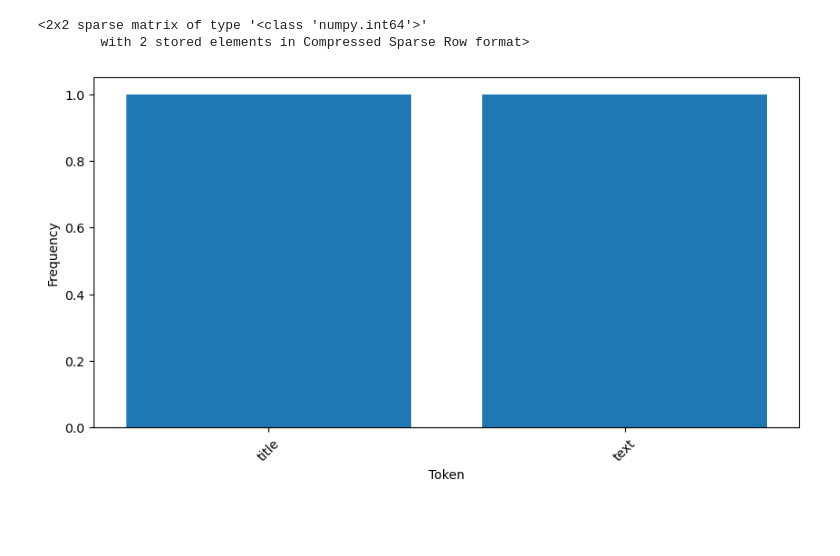
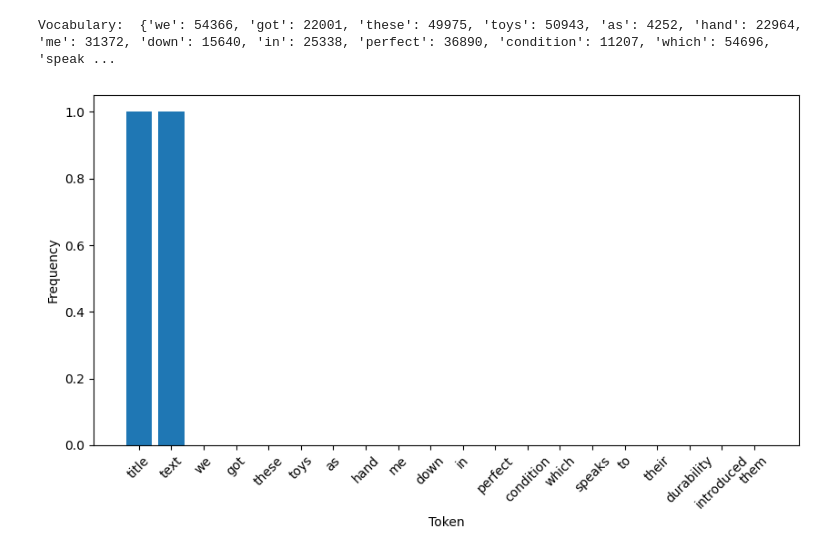
Before and after one commit to anda19ad/aiml23_labs, a Jupyter notebook: AmazonReviews.ipynb, the cells around one changed output. Drawn from its saved outputs; the diff is of its cells as text; code cells hidden in the pictures; blank space fills up the shorter version.

Commit message:
Got a little further with the countVectorizer()

```diff
--- a/AmazonReviews.ipynb
+++ b/AmazonReviews.ipynb
@@ -83,38 +118,42 @@ X_train, X_test, y_train, y_test = train_test_split(X, y, test_size=0.33, random
 vectorizer = CountVectorizer()
 
 #Fitting on the X_train data
-vectorizer.fit(X_train)
+vectorizer.fit(X_train['text'])
+
+# Printing the identified Unique words along with their indices
+print("Vocabulary: ", vectorizer.vocabulary_)
+
 
 #Transforming both the training and test data
-X_train0 = vectorizer.transform(X_train)
-X_test0 = vectorizer.transform(X_test)
+X_train = vectorizer.transform(X_train)
+X_test = vectorizer.transform(X_test)
 
-#Viewing the data
-X_train0
+# Summarizing the Encoded Texts
+#print("Encoded Document is:")
+#print(X_train.toarray())
 # %% [output]
-<2x2 sparse matrix of type '<class 'numpy.int64'>'
-        with 2 stored elements in Compressed Sparse Row format>
+Vocabulary:  {'we': 54366, 'got': 22001, 'these': 49975, 'toys': 50943, 'as': 4252, 'hand': 22964, 'me': 31372, 'down': 15640, 'in': 25338, 'perfect': 36890, 'condition': 11207, 'which': 54696, 'speak ...
 # %%
 # Displaying the data to get a better understanding. Code taken from LAB4
 def top_n_tokens(X, cv, N, plot=True):
     sum_words = X.sum(axis=0)
     words_freq = [(word, sum_words[0, idx]) for word, idx in cv.vocabulary_.items()]
     top_words_freq = sorted(words_freq, key = lambda x: x[1], reverse=True)[:N]
 
     if plot:
         plt.figure(figsize=(10, 5))
         plt.bar([w[0] for w in top_words_freq], [w[1] for w in top_words_freq])
         plt.xticks(rotation=45)
         plt.xlabel('Token')
         plt.ylabel('Frequency')
         plt.show()
     else:
         return top_words_freq
 
 top_n_tokens(
-    X= X_train0,
+    X= X_train,
     cv= vectorizer,
     N=20
 )
 # %% [output]
-[figure, old version]
+[figure, new version]
```
Also changed, not shown: parts of 8 cells of this notebook.
